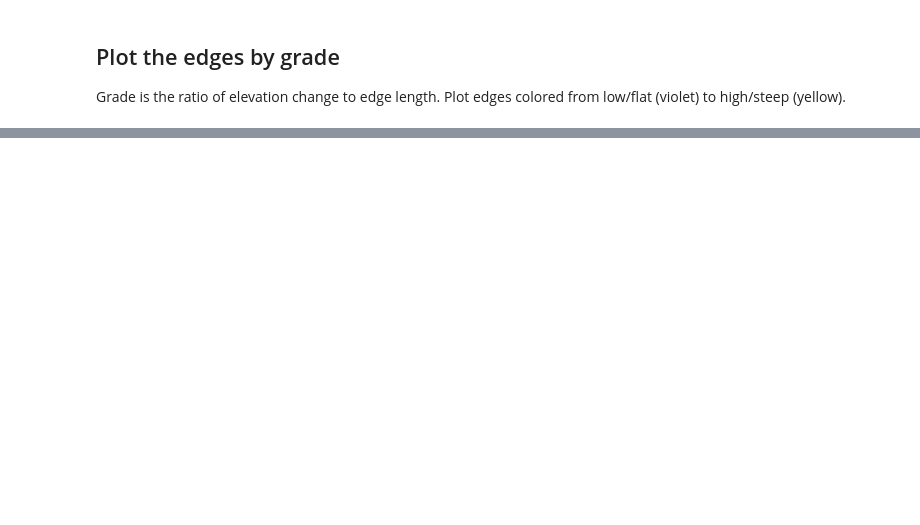
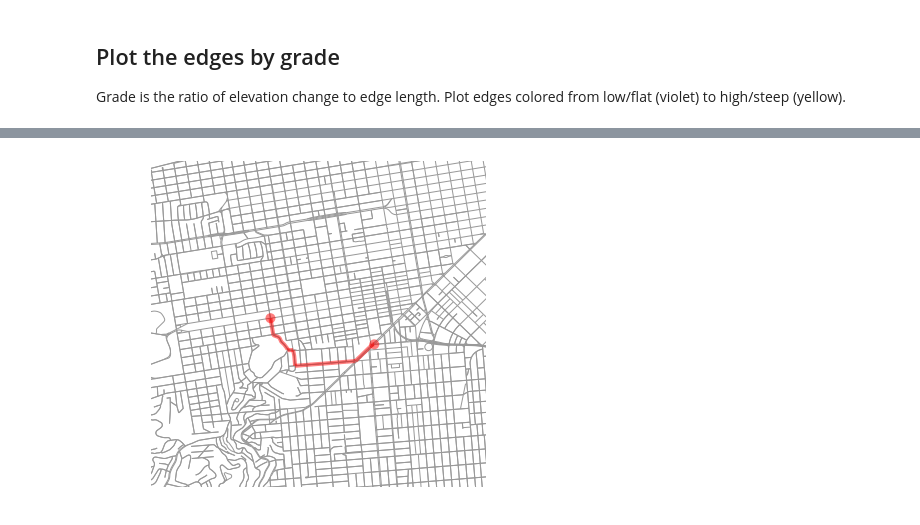
Before and after one commit to gboeing/osmnx, a Jupyter notebook: examples/12-node-elevations-edge-grades.ipynb, the cells around one changed output, grey strips where cells are left out. Cells and saved outputs as stored; diff of their text form; code cells hidden in the pictures; blank space fills up the shorter version.

```diff
--- a/examples/12-node-elevations-edge-grades.ipynb
+++ b/examples/12-node-elevations-edge-grades.ipynb
@@ -59,0 +82,6 @@ fig, ax = ox.plot_graph(G_proj, fig_height=10, edge_color=ec, edge_linewidth=1.5
+# %%
+# avoid slopes: calculate the shortest path weighted by edge impedance (a function of length and grade)
+route_by_impedance = nx.shortest_path(G_proj, source=origin_node, target=destination_node, weight='impedance')
+fig, ax = ox.plot_graph_route(G_proj, route_by_impedance, bbox=bbox, node_size=0)
+# %% [output]
+[figure, added]
```
Also changed, not shown: parts of 8 cells of this notebook.
